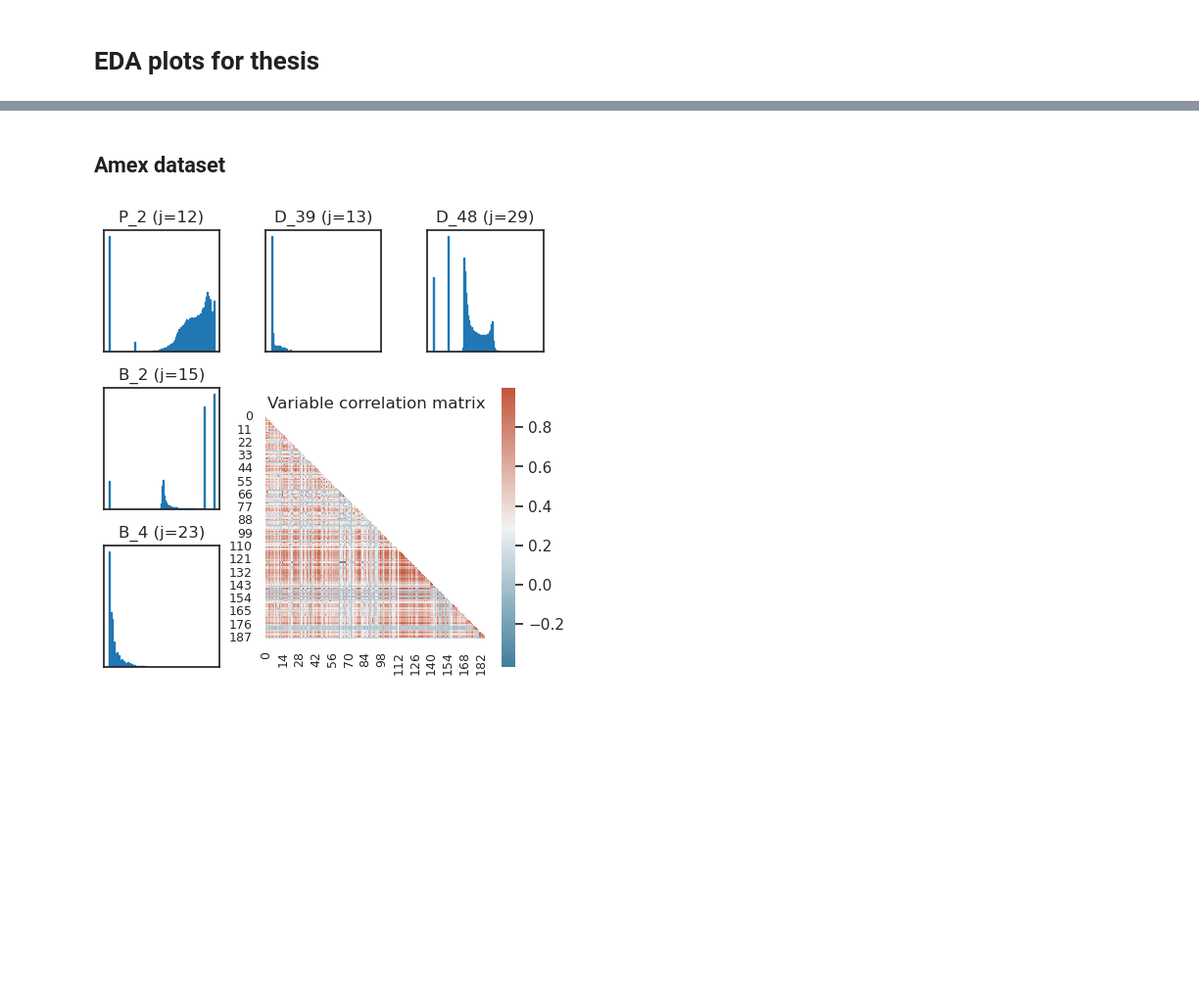
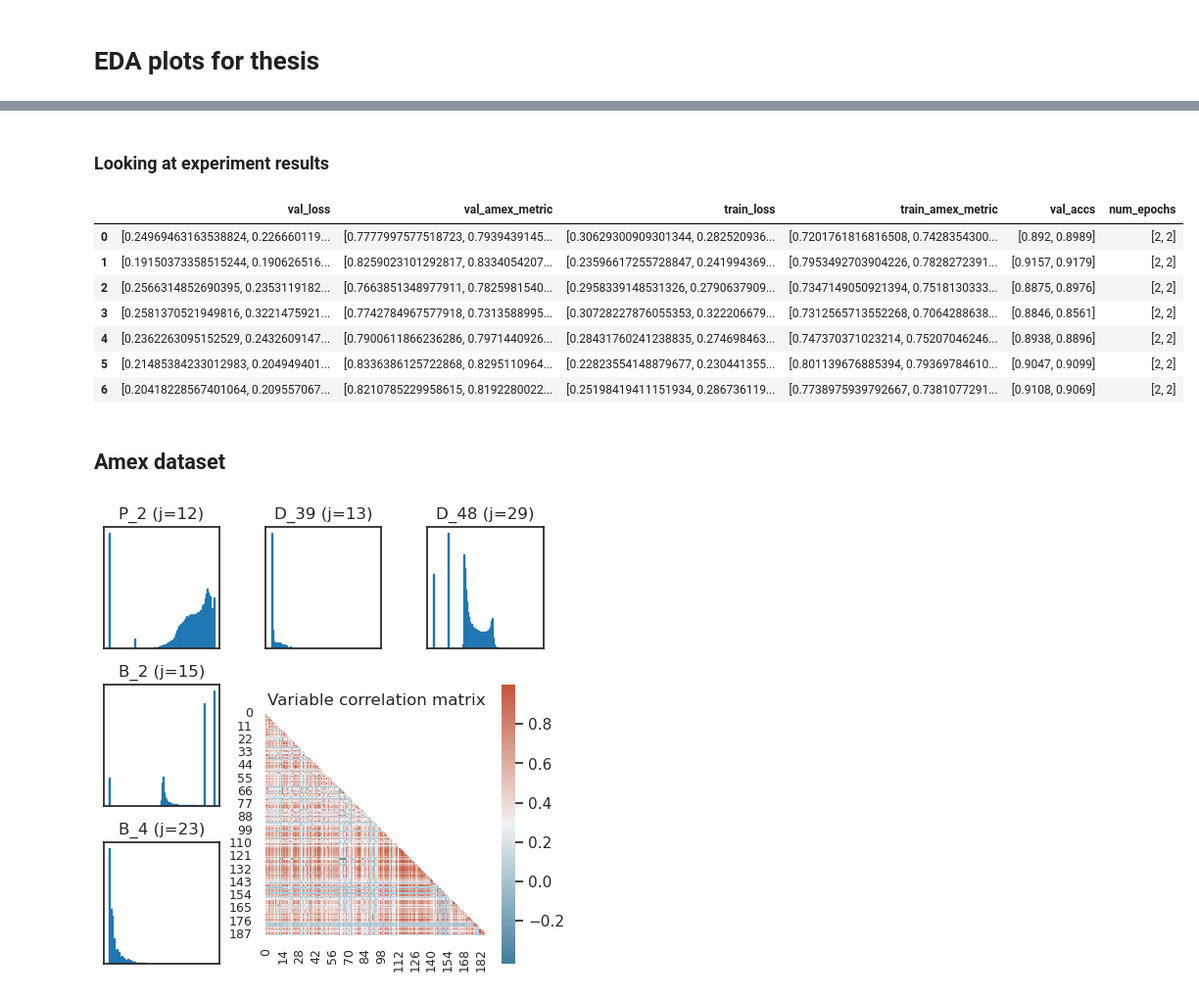
Before and after one commit to marcusGH/edain_paper, a Jupyter notebook: notebooks/eda_plots.ipynb, the cells around one changed output, grey strips where cells are left out. Shown at 98% size. Saved outputs shown, nothing was run; the diff lists cells and outputs as text; code cells hidden in the pictures; blank space fills up the shorter version.

```diff
--- a/notebooks/eda_plots.ipynb
+++ b/notebooks/eda_plots.ipynb
@@ -28,0 +196,2 @@ with open(os.path.join("..", "src", "experiments", "configs", "experiment-config
+# %%
+z_score = evaluate_model([(X_raw, y_raw)], preprocess_init_fn=lambda : StandardScalerTimeSeries(10), return_model=True)
@@ -29,3 +310,23 @@ with open(os.path.join("..", "src", "experiments", "configs", "experiment-config
+# %% [markdown]
+### Looking at experiment results
+# %%
+from src.lib.plotting import load_hist
+
+methods = ["z_score", "inverse_CDF", "bin", "dain", "edain_local", "edain_global", "edain-kl"]
+
+hists = [load_hist(f"synth_data_performance_{lab}") for lab in methods]
+
+
+pd.DataFrame(hists)
+# %% [output]
+|  | val_loss | val_amex_metric | train_loss | train_amex_metric | val_accs | num_epochs |
+| 0 | [0.24969463163538824, 0.226660119... | [0.7777997577518723, 0.7939439145... | [0.30629300909301344, 0.282520936... | [0.7201761816816508, 0.7428354300... | [0.892, 0.8989] | [2, 2] |
+| 1 | [0.19150373358515244, 0.190626516... | [0.8259023101292817, 0.8334054207... | [0.23596617255728847, 0.241994369... | [0.7953492703904226, 0.7828272391... | [0.9157, 0.9179] | [2, 2] |
+| 2 | [0.2566314852690395, 0.2353119182... | [0.7663851348977911, 0.7825981540... | [0.2958339148531326, 0.2790637909... | [0.7347149050921394, 0.7518130333... | [0.8875, 0.8976] | [2, 2] |
+| 3 | [0.2581370521949816, 0.3221475921... | [0.7742784967577918, 0.7313588995... | [0.30728227876055353, 0.322206679... | [0.7312565713552268, 0.7064288638... | [0.8846, 0.8561] | [2, 2] |
+| 4 | [0.2362263095152529, 0.2432609147... | [0.7900611866236286, 0.7971440926... | [0.28431760241238835, 0.274698463... | [0.747370371023214, 0.75207046246... | [0.8938, 0.8896] | [2, 2] |
+| 5 | [0.21485384233012983, 0.204949401... | [0.8336386125722868, 0.8295110964... | [0.22823554148879677, 0.230441355... | [0.801139676885394, 0.79369784610... | [0.9047, 0.9099] | [2, 2] |
+| 6 | [0.20418228567401064, 0.209557067... | [0.8210785229958615, 0.8192280022... | [0.25198419411151934, 0.286736119... | [0.7738975939792667, 0.7381077291... | [0.9108, 0.9069] | [2, 2] |
 # %% [markdown]
 ## Amex dataset
 # %%
```
Also changed, not shown: parts of 13 cells of this notebook, 2 other files.
